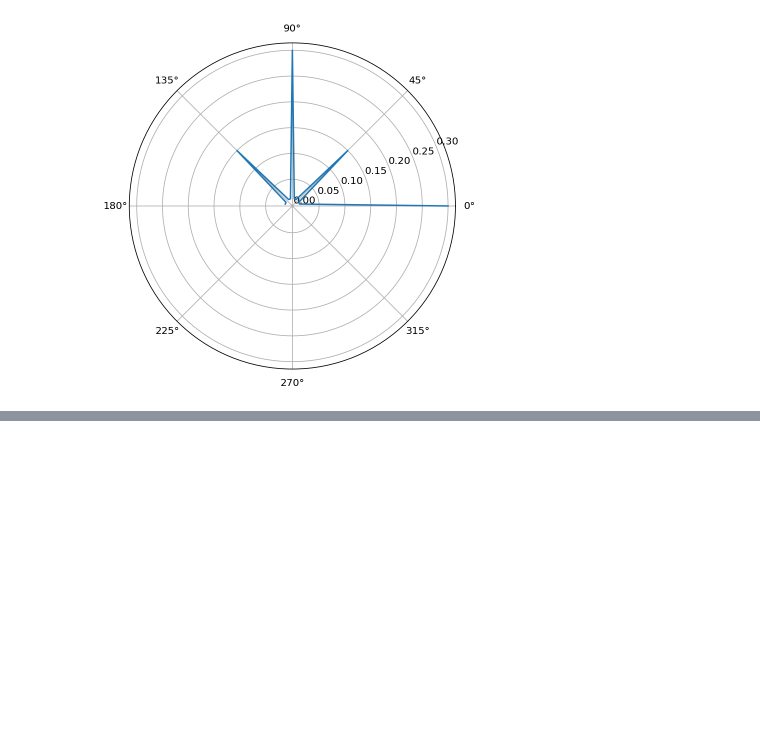
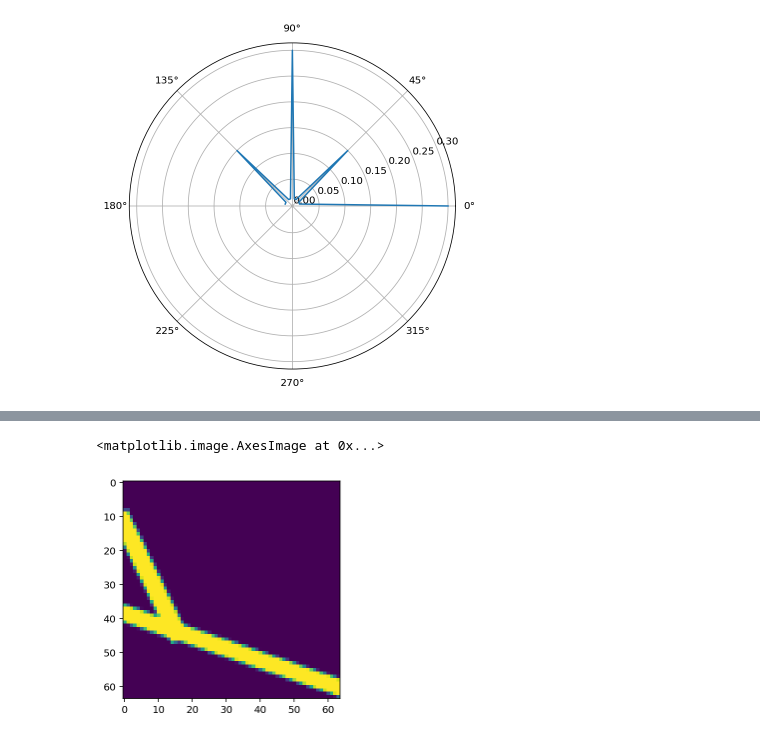
Before and after one commit to apnkv/optimization_vectorization, a Jupyter notebook: handcrafted.ipynb, the cells around one changed output, grey strips where cells are left out. Drawn from its saved outputs; the diff is of its cells as text; code cells hidden in the pictures; blank space fills up the shorter version.

```diff
--- a/handcrafted.ipynb
+++ b/handcrafted.ipynb
@@ -122,3 +171,8 @@ DEVICE = 'cuda' if torch.cuda.is_available() else 'cpu'
+# %%
+plt.imshow(data[500]['raster'])
+# %% [output]
+<matplotlib.image.AxesImage at 0x...>
+[figure, added]
 # %%
 perturber = LinePerturbationPipe(
     LineRandomShift((-6, 6), (0, 1), 4),
```
Also changed, not shown: parts of 7 cells of this notebook, 2 other files.
